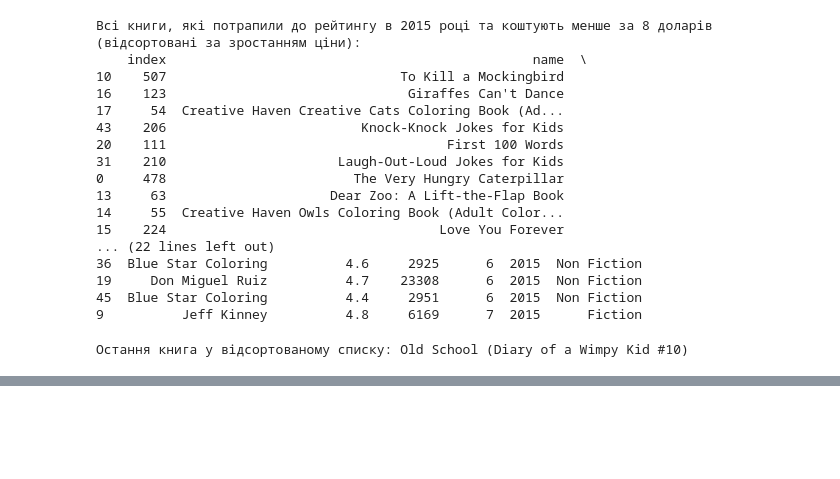
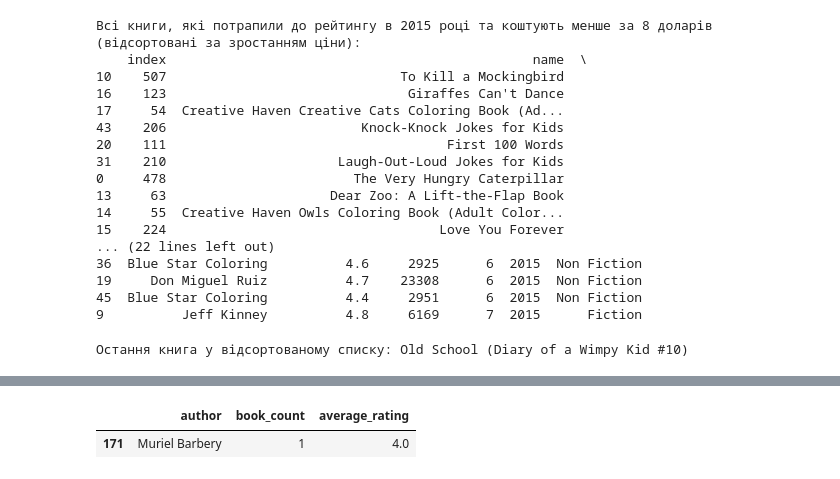
Before and after one commit to Taras55001/DC_HW2, a Jupyter notebook: Hw2.3.ipynb, the cells around one changed output, grey strips where cells are left out. Drawn from its saved outputs; the diff is of its cells as text; code cells hidden in the pictures; blank space fills up the shorter version.

```diff
--- a/Hw2.3.ipynb
+++ b/Hw2.3.ipynb
@@ -138,0 +251,4 @@ print(f"Остання книга у відсортованому списку:
+# %%
+# Відсортуйте датафрейм за зростаючою кількістю книг та зростаючим рейтингом (використовуйте функцію sort_values)
+sorted_df = merged_df.sort_values(by=['book_count', 'average_rating'], ascending=[True, True])
+print(sorted_df)
@@ -138,0 +270,6 @@ print(f"Остання книга у відсортованому списку:
+# %%
+#Який автор перший у списку?
+sorted_df.head(1)
+# %% [output]
+|  | author | book_count | average_rating |
+| 171 | Muriel Barbery | 1 | 4.0 |
```
Also changed, not shown: parts of 13 cells of this notebook.
